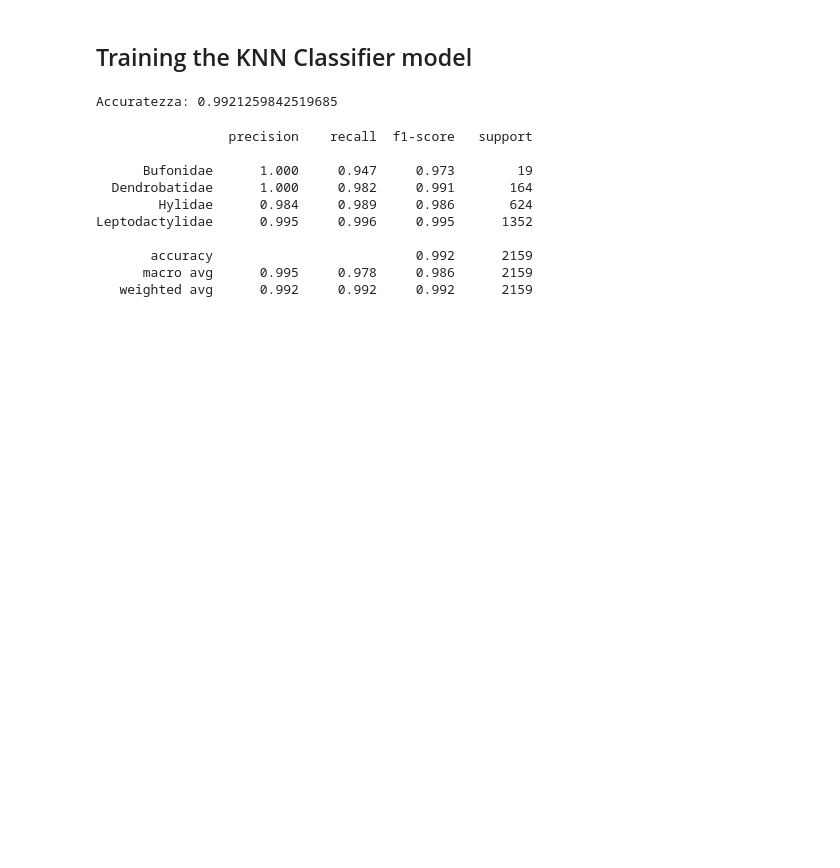
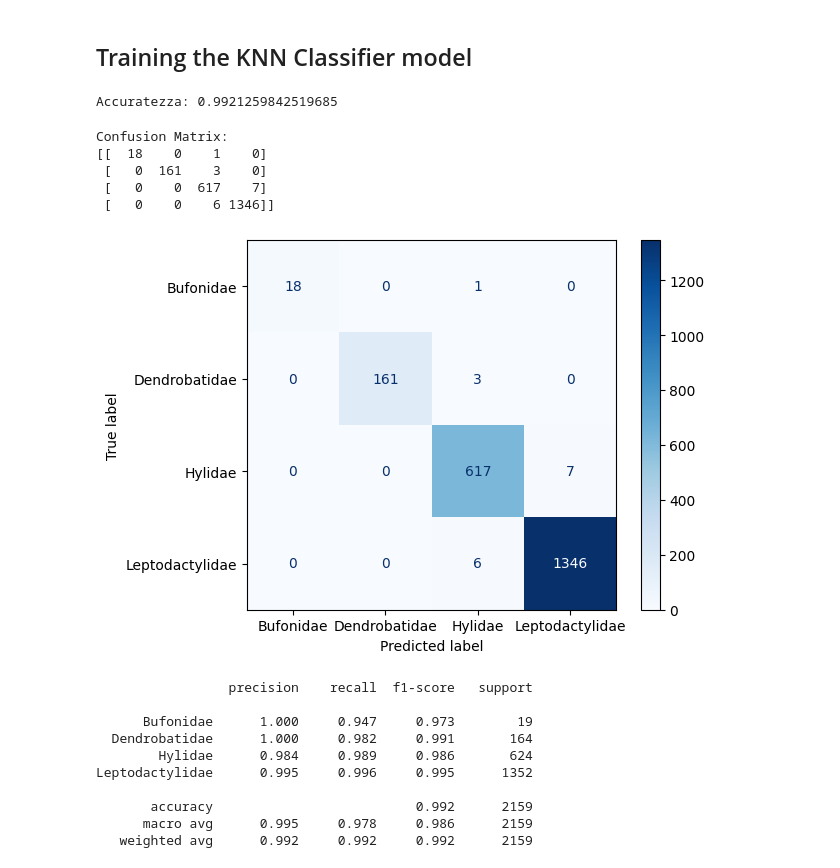
Before and after one commit to DPasqua99/ML_project, a Jupyter notebook: knn_classification/knn_class_note.ipynb, the cells around one changed output. Drawn from its saved outputs; the diff is of its cells as text; code cells hidden in the pictures; blank space fills up the shorter version.

```diff
--- a/knn_classification/knn_class_note.ipynb
+++ b/knn_classification/knn_class_note.ipynb
@@ -119,6 +119,21 @@ accuracy = accuracy_score(y_test, y_pred)
 print("Accuratezza:", accuracy)
 # %% [output]
 Accuratezza: 0.9921259842519685
+# %%
+from sklearn.metrics import confusion_matrix, ConfusionMatrixDisplay
+
+cm = confusion_matrix(y_test, y_pred)
+
+disp = ConfusionMatrixDisplay(confusion_matrix=cm, display_labels=np.unique(y))
+disp.plot(cmap='Blues')
+plt.show()
+# %% [output]
+Confusion Matrix:
+[[  18    0    1    0]
+ [   0  161    3    0]
+ [   0    0  617    7]
+ [   0    0    6 1346]]
+[figure, added]
 # %%
 #EVALUATE YOUR PREDICTION
 from sklearn import metrics
```
Also changed, not shown: 3 other files.
